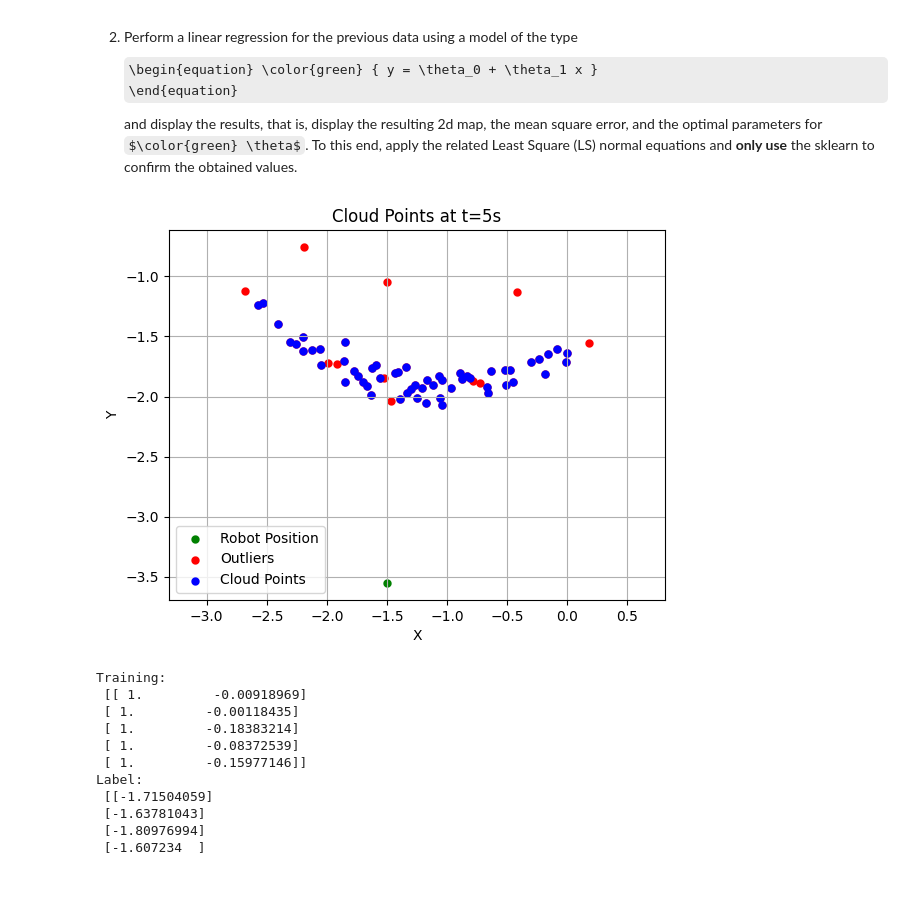
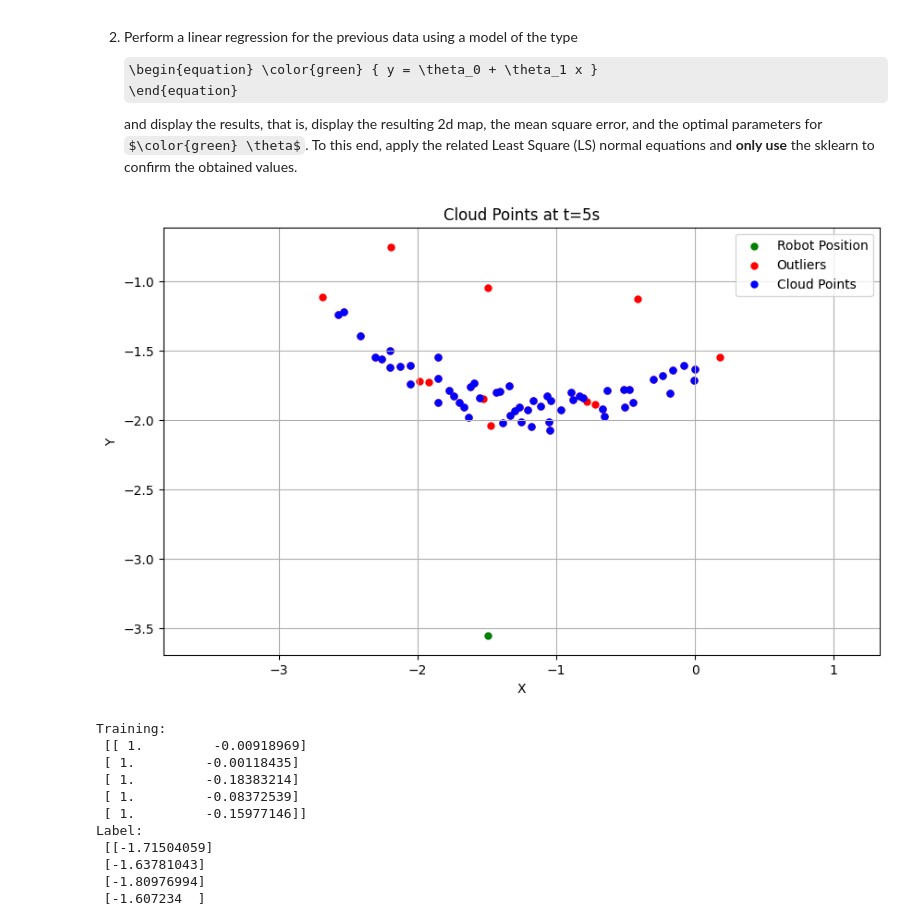
Before and after one commit to brumocas/ML_Projects, a Jupyter notebook: Proj1/ML_project1.ipynb, the cells around one changed output. Saved outputs shown, nothing was run; the diff lists cells and outputs as text; code cells hidden in the pictures; some formulas as TeX source; blank space fills up the shorter version.

```diff
--- a/Proj1/ML_project1.ipynb
+++ b/Proj1/ML_project1.ipynb
@@ -477,36 +491,37 @@ max_range = 5
 x_o, y_o = [], []
 x_o_out, y_o_out = [], []
 
-# Iterate over LIDAR measurements
+# Iterate over LIDAR measurements in time
 for i, r in enumerate(Lidar_range[t]):
     beta = np.deg2rad(i - 179)
     if 0 < r < max_range:
         x_o_out.append(x[t] + r * np.cos(beta))
         y_o_out.append(y[t] + r * np.sin(beta))
         # Removing outliers
         if remove_outliers(Lidar_range[t][i - 1], Lidar_range[t][i], Lidar_range[t][i + 1]):
             x_o.append(x[t] + r * np.cos(beta))
             y_o.append(y[t] + r * np.sin(beta))
 
 # Convert lists to numpy arrays
 x_o = np.array(x_o)
 y_o = np.array(y_o)
 x_o_out = np.array(x_o_out)
 y_o_out = np.array(y_o_out)
 
 # Plotting
+plt.figure(figsize=(10, 6))
 plt.scatter(x[t], y[t], color='g', marker='.', label='Robot Position', linewidth=3)
 plt.scatter(x_o_out, y_o_out, color='r', marker='.', label='Outliers', linewidth=3)
 plt.scatter(x_o, y_o, color='b', marker='.', label='Cloud Points', linewidth=3)
 plt.xlabel('X')
 plt.ylabel('Y')
 plt.title('Cloud Points at t=5s')
 plt.grid(True)
 plt.axis('equal')
 plt.legend()
 plt.show()
 # %% [output]
-[figure, old version]
+[figure, new version]
 # %%
 import numpy as np
 
```
Also changed, not shown: parts of 8 cells of this notebook, 1 other file.
